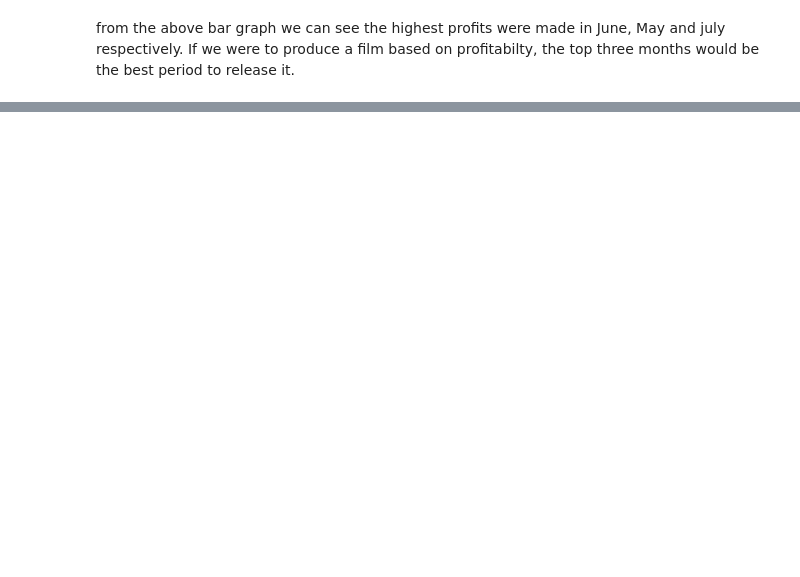
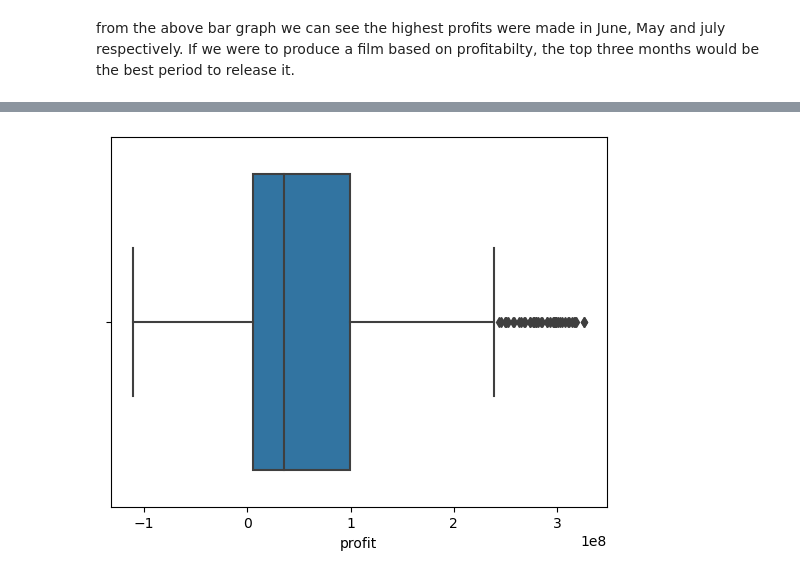
Before and after one commit to MuiruriVivian/PHASE-2-GROUP-7-PROJECT, a Jupyter notebook: Dominic.ipynb, the cells around one changed output, grey strips where cells are left out. Drawn from its saved outputs; the diff is of its cells as text; code cells hidden in the pictures; blank space fills up the shorter version.

```diff
--- a/Dominic.ipynb
+++ b/Dominic.ipynb
@@ -506,0 +492,21 @@ fig.savefig('Months With the most popular films.png')
+# %%
+# Calculate Q1 (25th percentile) and Q3 (75th percentile) for the 'profit' column
+Q1 = gross_budget['profit'].quantile(0.25)
+Q3 = gross_budget['profit'].quantile(0.75)
+
+# Calculate the IQR (Interquartile Range)
+IQR = Q3 - Q1
+
+# Calculate the lower and upper bounds for the outlier thresholds
+lower_bound = Q1 - 1.5 * IQR
+upper_bound = Q3 + 1.5 * IQR
+
+# Filter the dataset to remove outliers
+cleaned_data = gross_budget[(gross_budget['profit'] >= lower_bound) & (gross_budget['profit'] <= upper_bound)]
+
+# Check how many rows were removed
+removed_rows = len(gross_budget) - len(cleaned_data)
+print(f"Number of outliers removed: {removed_rows}")
+
+# Display the first few rows of the cleaned dataset
+cleaned_data.head()
@@ -506,0 +521,4 @@ fig.savefig('Months With the most popular films.png')
+# %%
+sns.boxplot(data=cleaned_data, x="profit");
+# %% [output]
+[figure, added]
```
Also changed, not shown: parts of 24 cells of this notebook.
